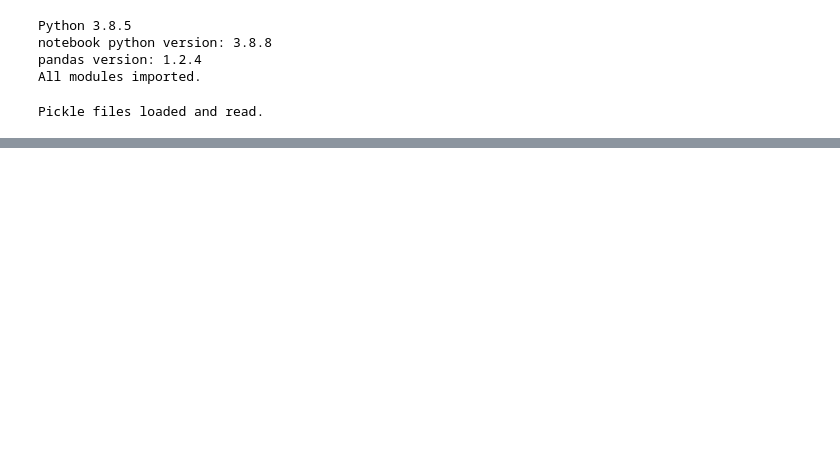
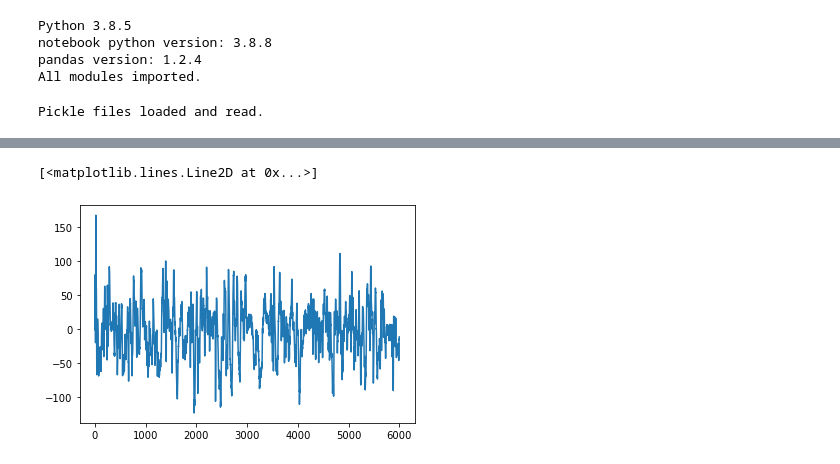
Before and after one commit to ianzyong/network-states, a Jupyter notebook: notebooks/Sleep Model Validation.ipynb, the cells around one changed output, grey strips where cells are left out. Cells and saved outputs as stored; diff of their text form; code cells hidden in the pictures; blank space fills up the shorter version.

```diff
--- a/notebooks/Sleep Model Validation.ipynb
+++ b/notebooks/Sleep Model Validation.ipynb
@@ -261,0 +444,36 @@ array([[            nan           +nanj,             nan           +nanj,
+# %%
+# sampling rate of ieeg.org data
+fs = 512
+
+# convert referential montages to bipolar montages
+
+bipolar_data = []
+bipolar_labels2 = []
+bipolar_label_pairs2 = []
+
+for segment in pickle_data:
+    segment_data = segment[0]
+    bipolar_channels = []
+    for label in segment_data.columns:
+        electrode_num = "".join(re.findall(r'[0-9]', label))
+        electrode_letters = "".join(re.findall(r'[a-zA-Z]', label))
+        num_digits = len(electrode_num)
+        electrode_int = int(electrode_num)
+        pair_int = electrode_int + 1
+        pair_num = str(pair_int)
+        while len(pair_num) < len(electrode_num):
+            pair_num = "0" + pair_num
+        pair_label = electrode_letters + pair_num
+        if pair_label in segment_data.columns and electrode_letters != "EKG":
+            raw_bipolar = segment_data[label]-segment_data[pair_label];
+            # apply filters to raw bipolar montage data
+            # bandpass from 0.5 to 80 Hz
+            filtered_bipolar = butter_bandpass_filter(raw_bipolar, 0.5, 80, fs, order=6)
+            # notch filter at 60 Hz
+            filtered_bipolar = notch_filter(filtered_bipolar, 60, 0.99, fs)
+            # downsample signal to 200 Hz
+            filtered_bipolar = signal.resample(filtered_bipolar, num=30*200)
+            bipolar_channels.append(filtered_bipolar)
+            bipolar_labels2.append(label)
+            bipolar_label_pairs2.append(pair_label)
+    bipolar_data.append(bipolar_channels)
@@ -261,0 +600,5 @@ array([[            nan           +nanj,             nan           +nanj,
+# %%
+plt.plot(bipolar_data[10][5])
+# %% [output]
+[<matplotlib.lines.Line2D at 0x...>]
+[figure, added]
```
Also changed, not shown: parts of 12 cells of this notebook.
